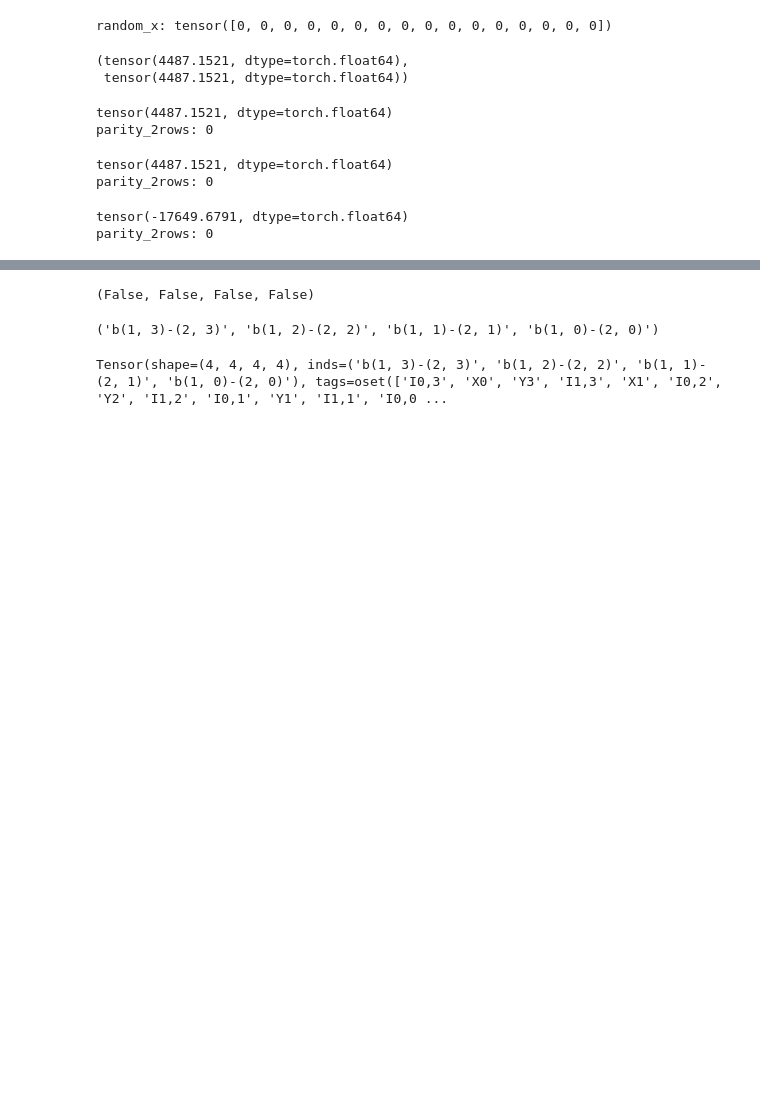
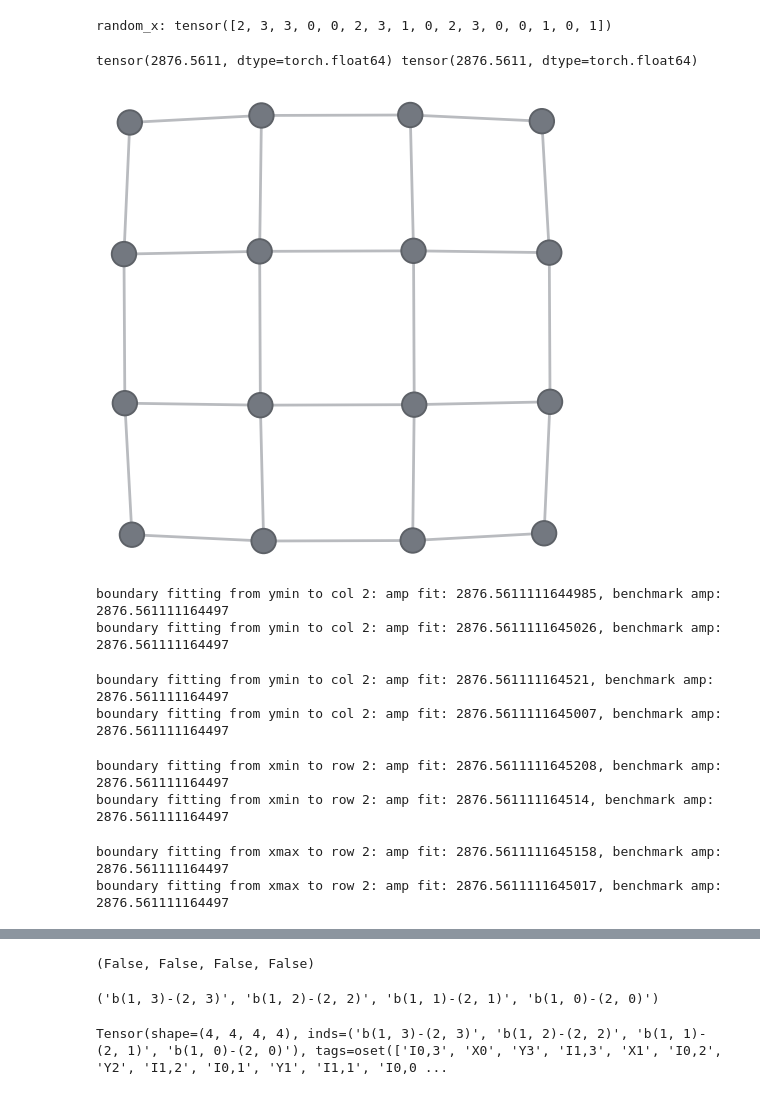
Before and after one commit to sjdu10/vmc_torch, a Jupyter notebook: vmc_torch/experiment/fmpsfit/fpeps_bMPS_fitting.ipynb, the cells around one changed output, grey strips where cells are left out. Saved outputs shown, nothing was run; the diff lists cells and outputs as text; code cells hidden in the pictures; blank space fills up the shorter version.

Commit message:
fix fmps-mpo fitting bugs

```diff
--- a/vmc_torch/experiment/fmpsfit/fpeps_bMPS_fitting.ipynb
+++ b/vmc_torch/experiment/fmpsfit/fpeps_bMPS_fitting.ipynb
@@ -75,17 +75,19 @@ N_samples = closest_divisible(N_samples, SIZE)
 
 from fermion_compress import *
 # %%
-# random_x = torch.tensor(H.hilbert.random_state())
-random_x = torch.tensor([0,0,0,0,0,0,0,0, 0,0,0,0,0,0,0,0])
+random_x = torch.tensor(H.hilbert.random_state())
+# random_x = torch.tensor([0,0,0,0,0,0,0,0, 0,0,0,0,0,0,0,0])
 print("random_x:", random_x)
 # %% [output]
-random_x: tensor([0, 0, 0, 0, 0, 0, 0, 0, 0, 0, 0, 0, 0, 0, 0, 0])
+random_x: tensor([2, 3, 3, 0, 0, 2, 3, 1, 0, 2, 3, 0, 0, 1, 0, 1])
 # %%
 amp0 = peps.get_amp(random_x)
 for ts in amp0.tensors:
     ts.data.phase_sync(inplace=True)
 amp1 = amp0.contract_boundary_from_xmin(xrange=(0, 1), max_bond=16, cutoff=0.0, mode='zipup', sweep_reverse=False)
-amp1.contract(), amp0.contract()
+benchmark_amp = amp0.contract()
+print(amp1.contract(), amp0.contract())
+amp0.draw()
 # %% [output]
-(tensor(4487.1521, dtype=torch.float64),
- tensor(4487.1521, dtype=torch.float64))
+tensor(2876.5611, dtype=torch.float64) tensor(2876.5611, dtype=torch.float64)
+[figure, added]
@@ -92,30 +99,47 @@ amp1.contract(), amp0.contract()
+# %%
+row_no = 2
+amp_fit = amp0.contract_boundary_from_ymin(yrange=(0, row_no), max_bond=16, cutoff=0.0, mode='fit', tn_fit='zipup', bsz=2, max_iterations=10)
+# print(amp_fit.contract())
+print(f'boundary fitting from ymin to col {row_no}: amp fit: {amp_fit.contract()}, benchmark amp: {benchmark_amp}')
+row_no = 2
+amp_fit = amp0.contract_boundary_from_ymin(yrange=(0, row_no), max_bond=16, cutoff=0.0, mode='fit', tn_fit='zipup', bsz=2, max_iterations=13)
+# print(amp_fit.contract())
+print(f'boundary fitting from ymin to col {row_no}: amp fit: {amp_fit.contract()}, benchmark amp: {benchmark_amp}')
+# %% [output]
+boundary fitting from ymin to col 2: amp fit: 2876.5611111644985, benchmark amp: 2876.561111164497
+boundary fitting from ymin to col 2: amp fit: 2876.5611111645026, benchmark amp: 2876.561111164497
+# %%
+row_no = 2
+amp_fit = amp0.contract_boundary_from_ymax(yrange=(row_no, Ly-1), max_bond=16, cutoff=0.0, mode='fit', tn_fit='zipup', bsz=2, max_iterations=10)
+# print(amp_fit.contract())
+print(f'boundary fitting from ymin to col {row_no}: amp fit: {amp_fit.contract()}, benchmark amp: {benchmark_amp}')
+row_no = 2
+amp_fit = amp0.contract_boundary_from_ymax(yrange=(row_no, Ly-1), max_bond=16, cutoff=0.0, mode='fit', tn_fit='zipup', bsz=2, max_iterations=13)
+# print(amp_fit.contract())
+print(f'boundary fitting from ymin to col {row_no}: amp fit: {amp_fit.contract()}, benchmark amp: {benchmark_amp}')
+# %% [output]
+boundary fitting from ymin to col 2: amp fit: 2876.561111164521, benchmark amp: 2876.561111164497
+boundary fitting from ymin to col 2: amp fit: 2876.5611111645007, benchmark amp: 2876.561111164497
 # %%
 row_no = 2
-amp_fit = amp0.contract_boundary_from_xmin(xrange=(0, row_no), max_bond=16, cutoff=0.0, mode='fit', tn_fit='zipup', bsz=2, max_iterations=1)
-print(amp_fit.contract())
-paritymap = {0:0, 1:1, 2:1, 3:0}
-parity_2rows = sum([paritymap[i] for i in random_x[:Ly*2].tolist()]) % 2
-print("parity_2rows:", parity_2rows)
+amp_fit = amp0.contract_boundary_from_xmin(xrange=(0, row_no), max_bond=16, cutoff=0.0, mode='fit', tn_fit='zipup', bsz=2, max_iterations=10)
+# print(amp_fit.contract())
+print(f'boundary fitting from xmin to row {row_no}: amp fit: {amp_fit.contract()}, benchmark amp: {benchmark_amp}')
+row_no = 2
+amp_fit = amp0.contract_boundary_from_xmin(xrange=(0, row_no), max_bond=16, cutoff=0.0, mode='fit', tn_fit='zipup', bsz=2, max_iterations=13)
+# print(amp_fit.contract())
+print(f'boundary fitting from xmin to row {row_no}: amp fit: {amp_fit.contract()}, benchmark amp: {benchmark_amp}')
 # %% [output]
-tensor(4487.1521, dtype=torch.float64)
-parity_2rows: 0
+boundary fitting from xmin to row 2: amp fit: 2876.5611111645208, benchmark amp: 2876.561111164497
+boundary fitting from xmin to row 2: amp fit: 2876.561111164514, benchmark amp: 2876.561111164497
-# %%
-row_no = 2
-amp_fit = amp0.contract_boundary_from_xmin(xrange=(0, row_no), max_bond=16, cutoff=0.0, mode='fit', tn_fit='zipup', bsz=2, max_iterations=2)
-print(amp_fit.contract())
-paritymap = {0:0, 1:1, 2:1, 3:0}
-parity_2rows = sum([paritymap[i] for i in random_x[:Ly*2].tolist()]) % 2
-print("parity_2rows:", parity_2rows)
-# %% [output]
-tensor(4487.1521, dtype=torch.float64)
-parity_2rows: 0
 # %%
 row_no = 2
-amp_fit = amp0.contract_boundary_from_xmax(xrange=(row_no, Lx-1), max_bond=16, cutoff=0.0, mode='fit', tn_fit='zipup', bsz=2, max_iterations=2)
-print(amp_fit.contract())
-paritymap = {0:0, 1:1, 2:1, 3:0}
-parity_2rows = sum([paritymap[i] for i in random_x[:Ly*2].tolist()]) % 2
-print("parity_2rows:", parity_2rows)
+amp_fit = amp0.contract_boundary_from_xmax(xrange=(row_no, Lx-1), max_bond=16, cutoff=0.0, mode='fit', tn_fit='zipup', bsz=2, max_iterations=10)
+print(f'boundary fitting from xmax to row {row_no}: amp fit: {amp_fit.contract()}, benchmark amp: {benchmark_amp}')
+row_no = 2
+amp_fit = amp0.contract_boundary_from_xmax(xrange=(row_no, Lx-1), max_bond=16, cutoff=0.0, mode='fit', tn_fit='zipup', bsz=2, max_iterations=13)
+print(f'boundary fitting from xmax to row {row_no}: amp fit: {amp_fit.contract()}, benchmark amp: {benchmark_amp}')
+tn_boundary_quimb_fit = amp_fit.select(['X3'])
 # %% [output]
-tensor(-17649.6791, dtype=torch.float64)
-parity_2rows: 0
+boundary fitting from xmax to row 2: amp fit: 2876.5611111645158, benchmark amp: 2876.561111164497
+boundary fitting from xmax to row 2: amp fit: 2876.5611111645017, benchmark amp: 2876.561111164497
```
Also changed, not shown: parts of 15 cells of this notebook, 4 other files.
